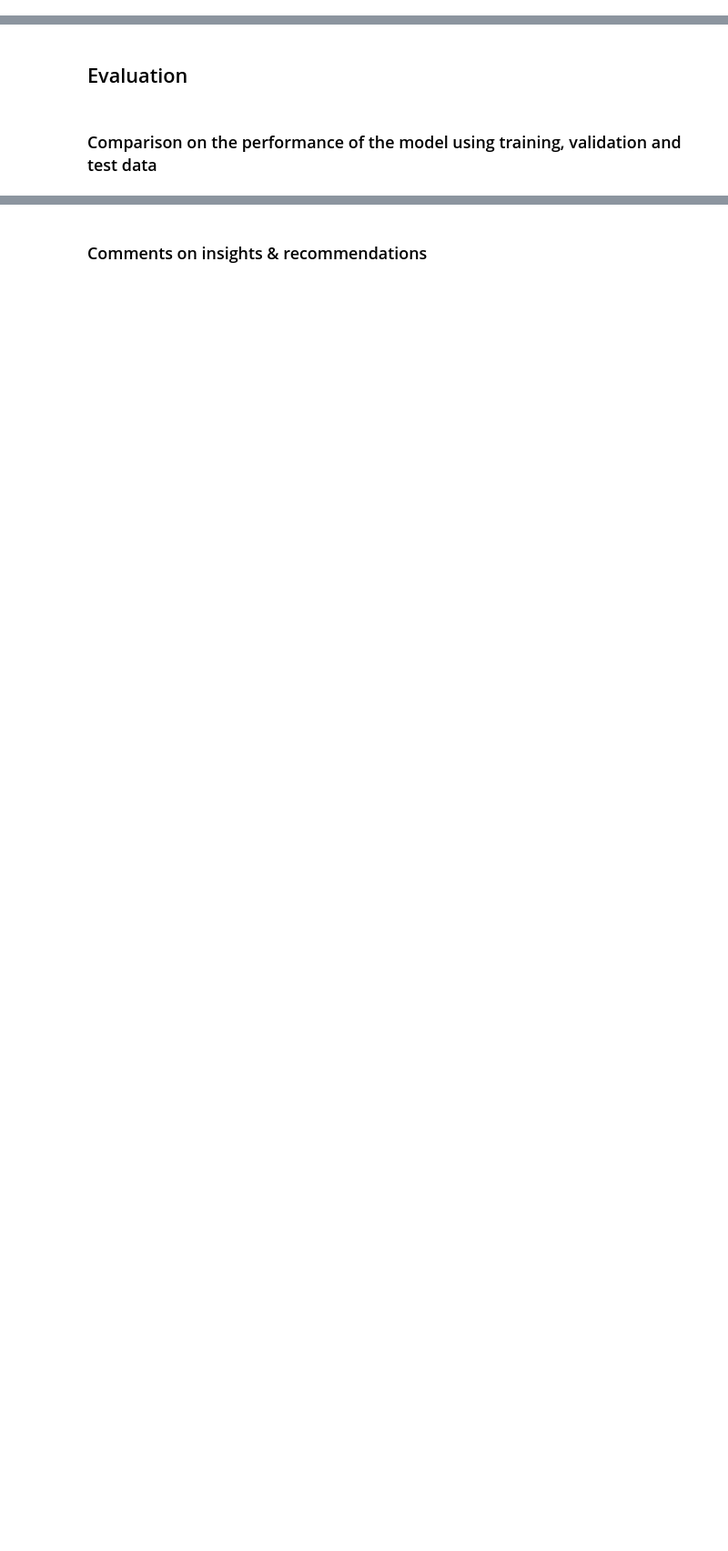
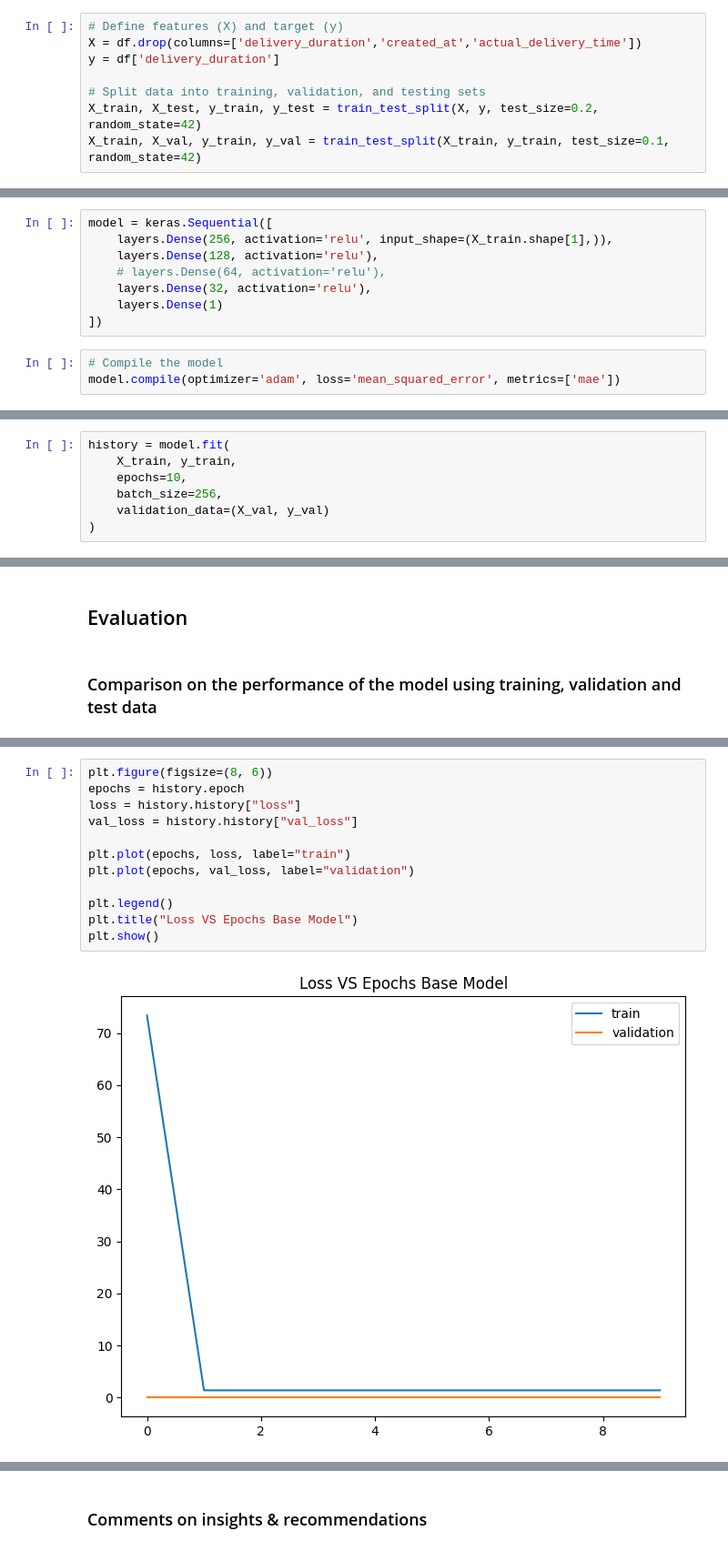
Before and after one commit to amn-sdqi/Case-Studies, a Jupyter notebook: Porter Delivery Time Estimation/main.ipynb, the cells around one changed output, grey strips where cells are left out. Shown at 91% size. Cells and saved outputs as stored; diff of their text form; blank space fills up the shorter version.

```diff
--- a/Porter Delivery Time Estimation/main.ipynb
+++ b/Porter Delivery Time Estimation/main.ipynb
@@ -186,4 +386,23 @@ plt.show()
+# %%
+# Define features (X) and target (y)
+X = df.drop(columns=['delivery_duration','created_at','actual_delivery_time'])
+y = df['delivery_duration']
+
+# Split data into training, validation, and testing sets
+X_train, X_test, y_train, y_test = train_test_split(X, y, test_size=0.2, random_state=42)
+X_train, X_val, y_train, y_val = train_test_split(X_train, y_train, test_size=0.1, random_state=42)
 # %% [markdown]
 ### Regression Model using neural networks
+# %%
+model = keras.Sequential([
+    layers.Dense(256, activation='relu', input_shape=(X_train.shape[1],)),
+    layers.Dense(128, activation='relu'),
+    # layers.Dense(64, activation='relu'),
+    layers.Dense(32, activation='relu'),
+    layers.Dense(1)
+])
+# %%
+# Compile the model
+model.compile(optimizer='adam', loss='mean_squared_error', metrics=['mae'])
 # %% [markdown]
 ### Defining NN architecture
@@ -189,0 +427,7 @@ plt.show()
+# %%
+history = model.fit(
+    X_train, y_train,
+    epochs=10,
+    batch_size=256,
+    validation_data=(X_val, y_val)
+)
@@ -197,0 +533,14 @@ plt.show()
+# %%
+plt.figure(figsize=(8, 6))
+epochs = history.epoch
+loss = history.history["loss"]
+val_loss = history.history["val_loss"]
+
+plt.plot(epochs, loss, label="train")
+plt.plot(epochs, val_loss, label="validation")
+
+plt.legend()
+plt.title("Loss VS Epochs Base Model")
+plt.show()
+# %% [output]
+[figure, added]
```
Also changed, not shown: parts of 40 cells of this notebook, 6 other files.
